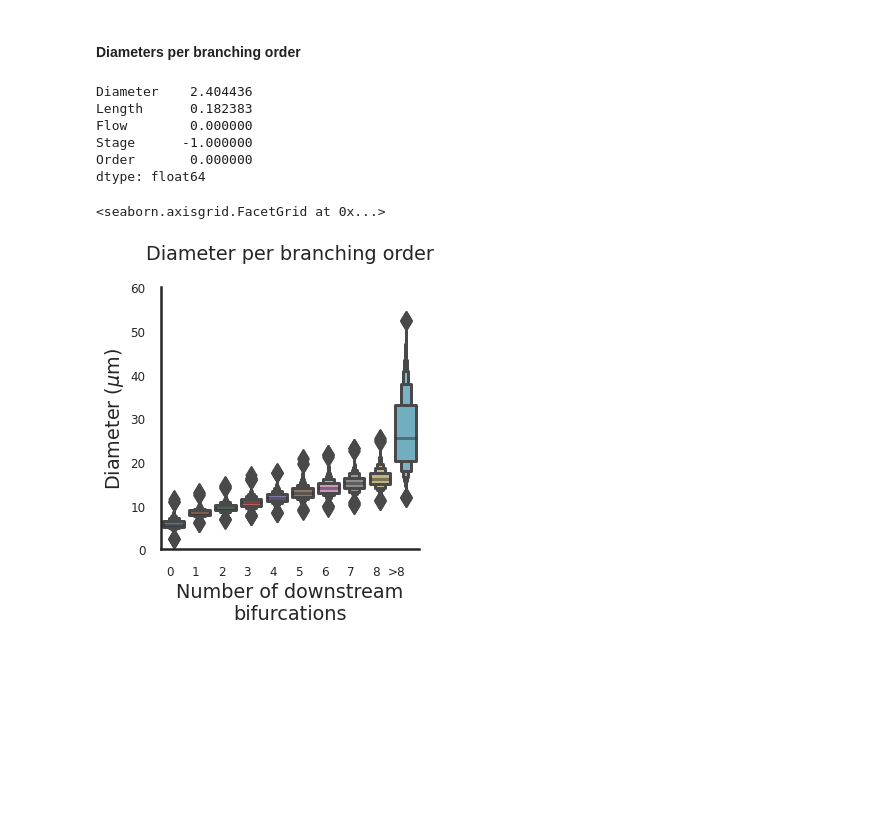
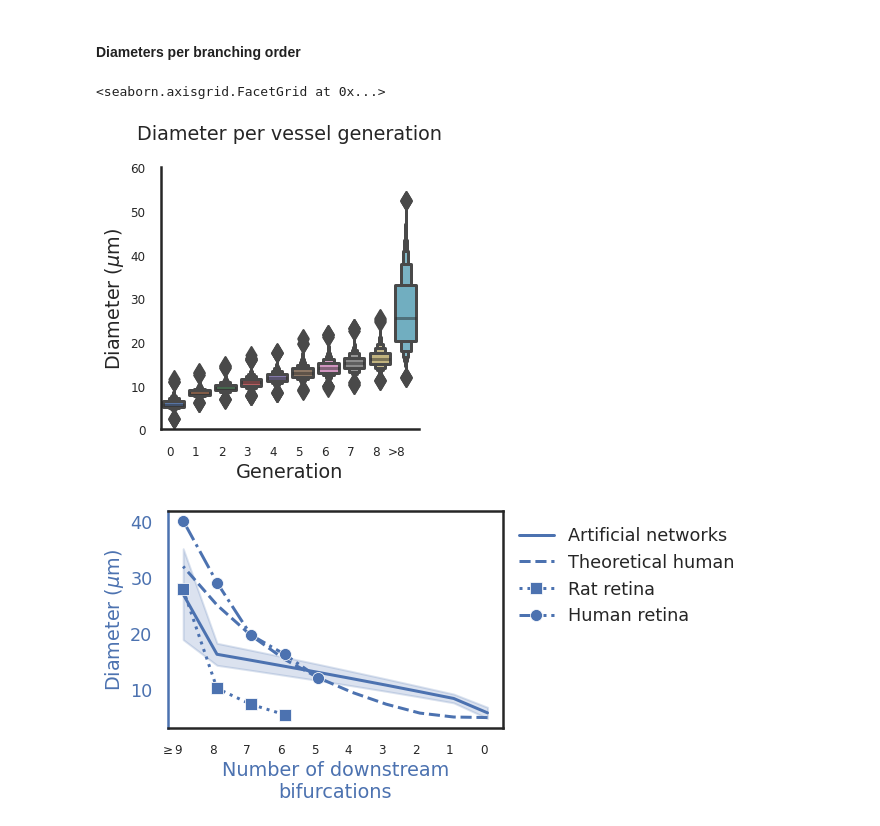
Before and after one commit to remihndz/Virtual-Angiogenesis, a Jupyter notebook: Results-8-patients/Analyse-Simulations.ipynb, the cells around one changed output. Drawn from its saved outputs; the diff is of its cells as text; code cells hidden in the pictures; blank space fills up the shorter version.

```diff
--- a/Results-8-patients/Analyse-Simulations.ipynb
+++ b/Results-8-patients/Analyse-Simulations.ipynb
@@ -152,19 +154,58 @@ fig.savefig('BifurcationRatios.jpg', dpi=400, bbox_inches='tight')
 #### Diameters per branching order
 # %%
 df = pd.read_csv('TreesData.dat', sep=' ')
+df['Type'] = ['Artificial networks' for _ in range(len(df))]
 df.Order = df.Order.astype(int)
-Title = 'Diameter per branching order\n'
+Title = 'Diameter per vessel generation\n'
 g = sns.catplot(data=df, kind='boxen', x='Order', y='Diameter', hue=None).set(title=Title, ylim=(0,60))
 g.set_ylabels(r'Diameter ($\mu$m)')
 g.set_yticklabels([10*i for i in range(7)], size=12)
 g.set_xticklabels([0,1,2,3,4,5,6,7,8,r'>8'], rotation=0,ha='right', size=12)
-g.set_axis_labels('Number of downstream\nbifurcations')
+g.set_axis_labels('Generation')
 # %% [output]
-Diameter    2.404436
-Length      0.182383
-Flow        0.000000
-Stage      -1.000000
-Order       0.000000
-dtype: float64
+<seaborn.axisgrid.FacetGrid at 0x...>
-<seaborn.axisgrid.FacetGrid at 0x...>
-[figure, old version]
+[figure, new version]
+# %%
+fig = plt.figure()
+g = fig.add_subplot(111, label="1")
+l1 = sns.lineplot(data=df, x='Order', y='Diameter',ci='sd',
+             ax=g, label='Artificial networks')
+
+color = g.get_lines()[0].get_color()
+g.set_xticks([0,1,2,3,4,5,6,7,8,9])
+g.set_xticklabels([0,1,2,3,4,5,6,7,8,r'$\geq9$'], rotation=0,ha='right', size=12)
+g.set_ylabel(r'Diameter ($\mu$m)', color=color)
+g.spines['left'].set_color(color)
+g.yaxis.label.set_color(color)
+g.tick_params(axis='y', colors=color)
+#g.set_yticks([0,10,20,30,40])
+#g.set_yticklabels([0,10,20,30,40], size=12)
+g.set_xlabel('Number of downstream\nbifurcations', color=color)
+
+## Add the data on diameter
+takahashi = pd.read_csv('Takahashi.dat', sep=' ',
+                        names=['Bifurcations', 'Diameter','Radius'])
+takahashi = takahashi[takahashi.Diameter < 40]
+takahashi['Type'] = ['Ideal human\nretinal network' for _ in range(len(takahashi))]
+l2 = sns.lineplot(data=takahashi, x='Bifurcations', y='Diameter', linestyle='--',
+            ax=g, color=color, label='Theoretical human')
+kornfield = pd.read_csv('Kornfield2014.dat', sep=' ',
+                       names=['Bifurcations', 'Diameter'])
+kornfield['Type'] = ['Rat retina' for _ in range(4)]
+l3 = sns.lineplot(data=kornfield, x=[9,8,7,6], y='Diameter', color=color,
+            marker='s', linestyle=':', ax=g, label='Rat retina')
+an = pd.read_csv('An2020MeanDiameter.dat', sep=' ',
+                 names=['Bifurcations', 'Diameter'])
+an['Type'] = ['Human retina' for _ in range(len(an))]
+l4 = sns.lineplot(data=an, x=[9,8,7,6,5], y='Diameter', color=color,
+            marker='o', linestyle='dashdot', ax=g, label='Human retina')
+handles = [l1,l2,l3,l4]
+sns.move_legend(
+    g, "upper left",
+    bbox_to_anchor=(1, 1),
+    title=None,
+    frameon=False
+)
+g.invert_xaxis()
+# %% [output]
+[figure, added]
```
Also changed, not shown: parts of 4 cells of this notebook, 6 other files.
